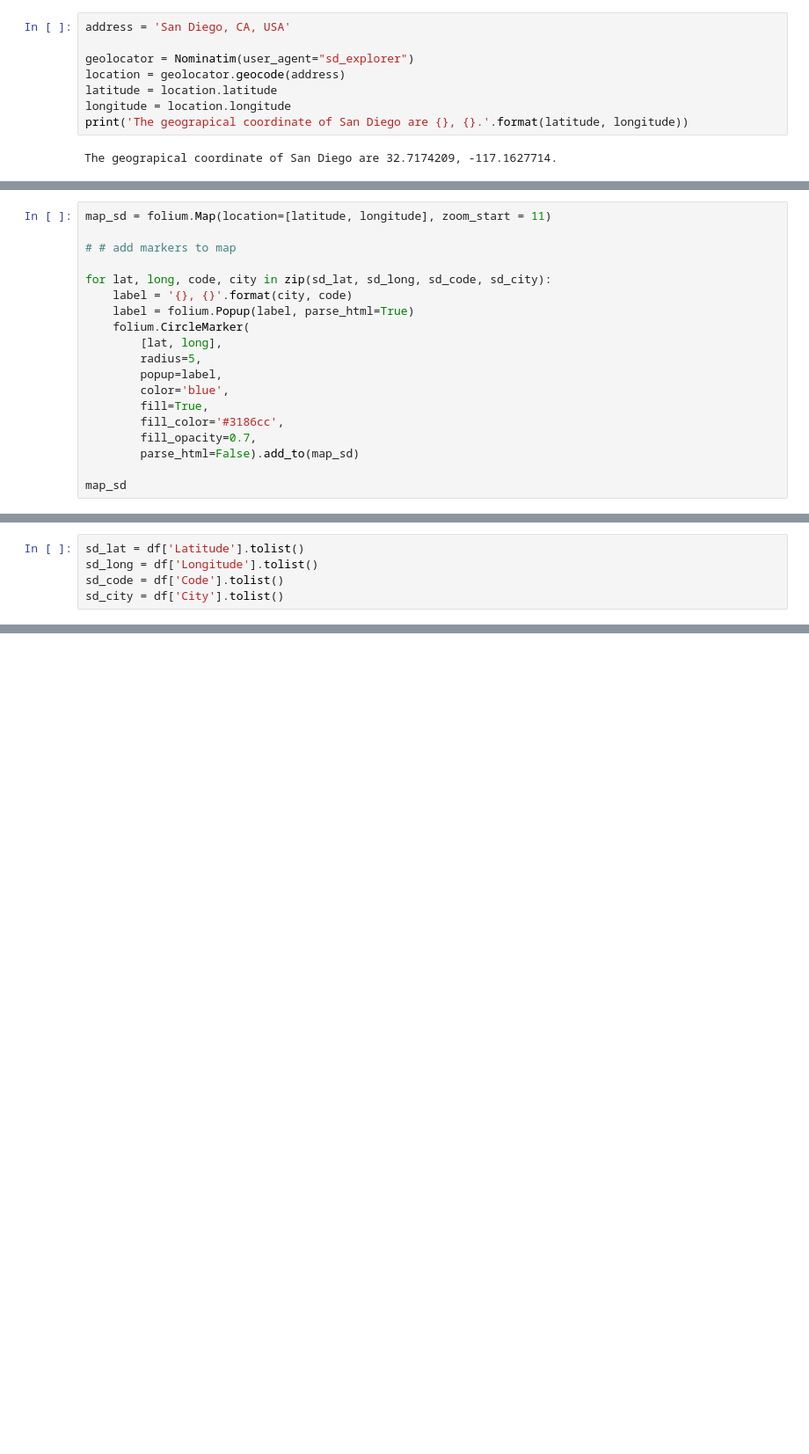
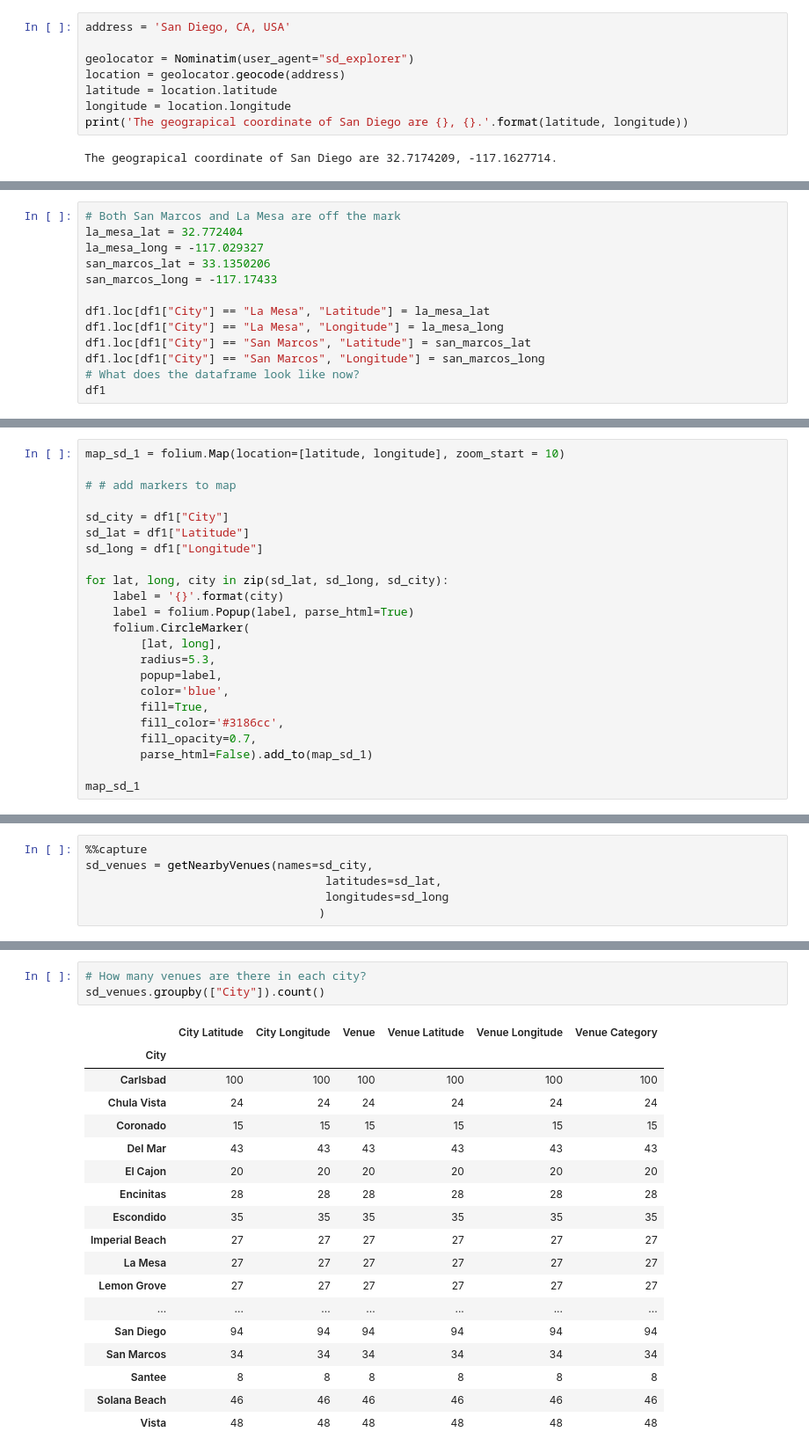
Before and after one commit to jbizzlefoshizzle/IBM_Capstone_Project, a Jupyter notebook: San Diego Notebook.ipynb, the cells around one changed output, grey strips where cells are left out. Shown: that part at 88% size. Saved outputs shown, nothing was run; the diff lists cells and outputs as text; blank space fills up the shorter version.

```diff
--- a/San Diego Notebook.ipynb
+++ b/San Diego Notebook.ipynb
@@ -122,0 +102,13 @@ TypeError: 'str' object is not callable
+# %%
+# Both San Marcos and La Mesa are off the mark
+la_mesa_lat = 32.772404
+la_mesa_long = -117.029327
+san_marcos_lat = 33.1350206
+san_marcos_long = -117.17433
+
+df1.loc[df1["City"] == "La Mesa", "Latitude"] = la_mesa_lat
+df1.loc[df1["City"] == "La Mesa", "Longitude"] = la_mesa_long
+df1.loc[df1["City"] == "San Marcos", "Latitude"] = san_marcos_lat
+df1.loc[df1["City"] == "San Marcos", "Longitude"] = san_marcos_long
+# What does the dataframe look like now?
+df1
@@ -123,20 +133,24 @@ TypeError: 'str' object is not callable
 # %%
-map_sd = folium.Map(location=[latitude, longitude], zoom_start = 11)
+map_sd_1 = folium.Map(location=[latitude, longitude], zoom_start = 10)
 
 # # add markers to map
 
-for lat, long, code, city in zip(sd_lat, sd_long, sd_code, sd_city):
-    label = '{}, {}'.format(city, code)
+sd_city = df1["City"]
+sd_lat = df1["Latitude"]
+sd_long = df1["Longitude"]
+
+for lat, long, city in zip(sd_lat, sd_long, sd_city):
+    label = '{}'.format(city)
     label = folium.Popup(label, parse_html=True)
     folium.CircleMarker(
         [lat, long],
-        radius=5,
+        radius=5.3,
         popup=label,
         color='blue',
         fill=True,
         fill_color='#3186cc',
         fill_opacity=0.7,
-        parse_html=False).add_to(map_sd)
+        parse_html=False).add_to(map_sd_1)
 
-map_sd
+map_sd_1
 # %% [output]
@@ -144,5 +157,0 @@ TypeError: 'str' object is not callable
-# %%
-sd_lat = df['Latitude'].tolist()
-sd_long = df['Longitude'].tolist()
-sd_code = df['Code'].tolist()
-sd_city = df['City'].tolist()
@@ -152,0 +202,6 @@ TypeError: 'str' object is not callable
+# %%
+%%capture
+sd_venues = getNearbyVenues(names=sd_city,
+                                   latitudes=sd_lat,
+                                   longitudes=sd_long
+                                  )
@@ -152,0 +219,22 @@ TypeError: 'str' object is not callable
+# %%
+# How many venues are there in each city?
+sd_venues.groupby(["City"]).count()
+# %% [output]
+|  | City Latitude | City Longitude | Venue | Venue Latitude | Venue Longitude | Venue Category |
+| City |  |  |  |  |  |  |
+| Carlsbad | 100 | 100 | 100 | 100 | 100 | 100 |
+| Chula Vista | 24 | 24 | 24 | 24 | 24 | 24 |
+| Coronado | 15 | 15 | 15 | 15 | 15 | 15 |
+| Del Mar | 43 | 43 | 43 | 43 | 43 | 43 |
+| El Cajon | 20 | 20 | 20 | 20 | 20 | 20 |
+| Encinitas | 28 | 28 | 28 | 28 | 28 | 28 |
+| Escondido | 35 | 35 | 35 | 35 | 35 | 35 |
+| Imperial Beach | 27 | 27 | 27 | 27 | 27 | 27 |
+| La Mesa | 27 | 27 | 27 | 27 | 27 | 27 |
+| Lemon Grove | 27 | 27 | 27 | 27 | 27 | 27 |
+| ... | ... | ... | ... | ... | ... | ... |
+| San Diego | 94 | 94 | 94 | 94 | 94 | 94 |
+| San Marcos | 34 | 34 | 34 | 34 | 34 | 34 |
+| Santee | 8 | 8 | 8 | 8 | 8 | 8 |
+| Solana Beach | 46 | 46 | 46 | 46 | 46 | 46 |
+| Vista | 48 | 48 | 48 | 48 | 48 | 48 |
```
Also changed, not shown: parts of 17 cells of this notebook.
